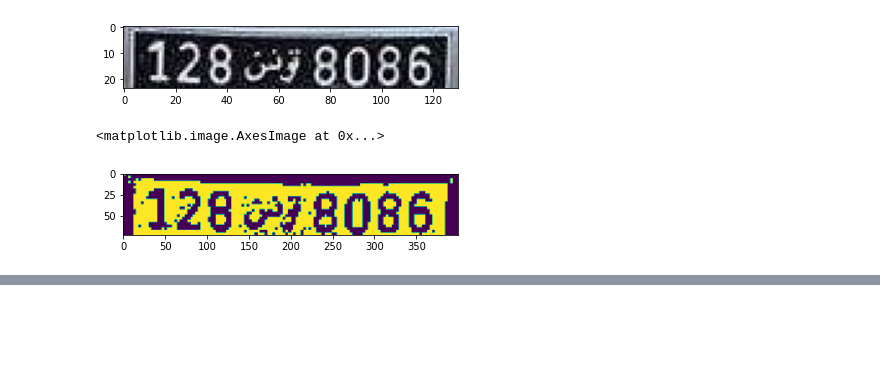
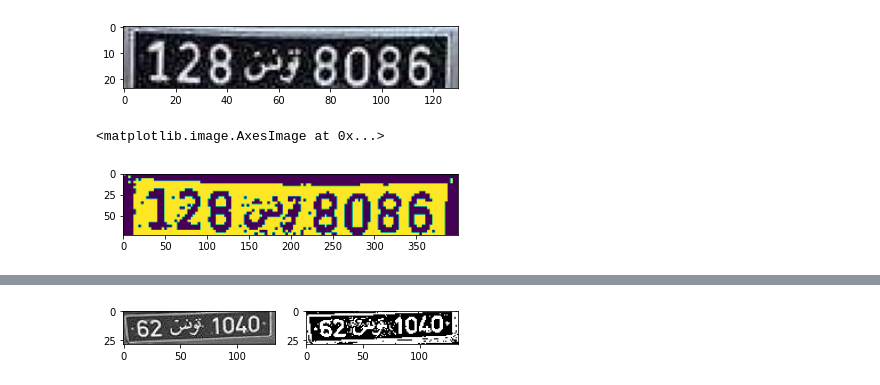
Before and after one commit to MedAmine-SUDO/Tunisian-License-Plate-Recognition, a Jupyter notebook: PlateSegmentation.ipynb, the cells around one changed output, grey strips where cells are left out. Drawn from its saved outputs; the diff is of its cells as text; code cells hidden in the pictures; blank space fills up the shorter version.

```diff
--- a/PlateSegmentation.ipynb
+++ b/PlateSegmentation.ipynb
@@ -202,0 +232,9 @@ if len(cnts) > 0:
+# %%
+fig, (ax1, ax2) = plt.subplots(1, 2)
+ax1.imshow(gray_plate, cmap="gray")
+threshold_value = threshold_niblack(gray_plate)
+binary_plate = gray_plate > threshold_value
+ax2.imshow(binary_plate, cmap='gray')
+plt.show()
+# %% [output]
+[figure, added]
```
Also changed, not shown: parts of 14 cells of this notebook.
